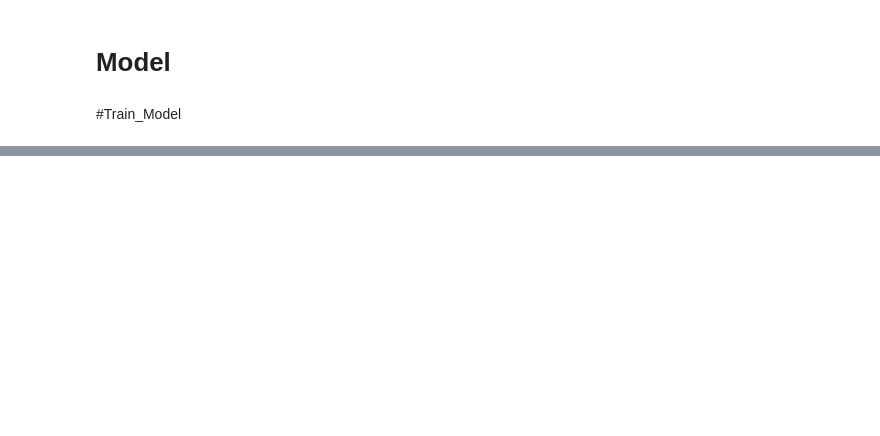
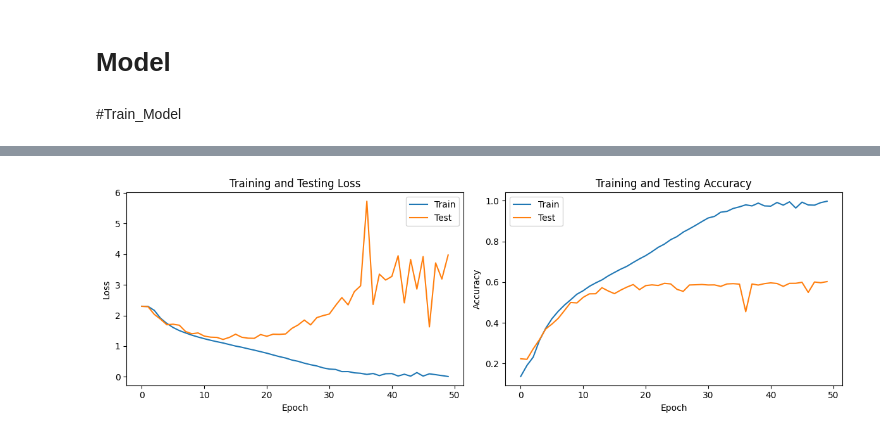
Before and after one commit to developsomethingcool/-IANNwTf-Group17, a Jupyter notebook: 03_CNN/Homework_3.ipynb, the cells around one changed output, grey strips where cells are left out. Cells and saved outputs as stored; diff of their text form; code cells hidden in the pictures; blank space fills up the shorter version.

```diff
--- a/03_CNN/Homework_3.ipynb
+++ b/03_CNN/Homework_3.ipynb
@@ -203,0 +339,4 @@ Epoch 51, Loss: 2.3086, Accuracy: 10.26%, Test Loss: 2.3072, Test Accuracy: 10.0
+# %%
+# Architecture 1, Learning Rate 2, Optimizer 2
+train_cifar_10(model1_architecture1_4, train_ds, test_ds, NUM_EPOCHS, LR2, SGD1_2)  # Setting 4
+# %% [output]
@@ -203,0 +360 @@ Epoch 51, Loss: 2.3086, Accuracy: 10.26%, Test Loss: 2.3072, Test Accuracy: 10.0
+[figure, added]
```
Also changed, not shown: parts of 20 cells of this notebook.
